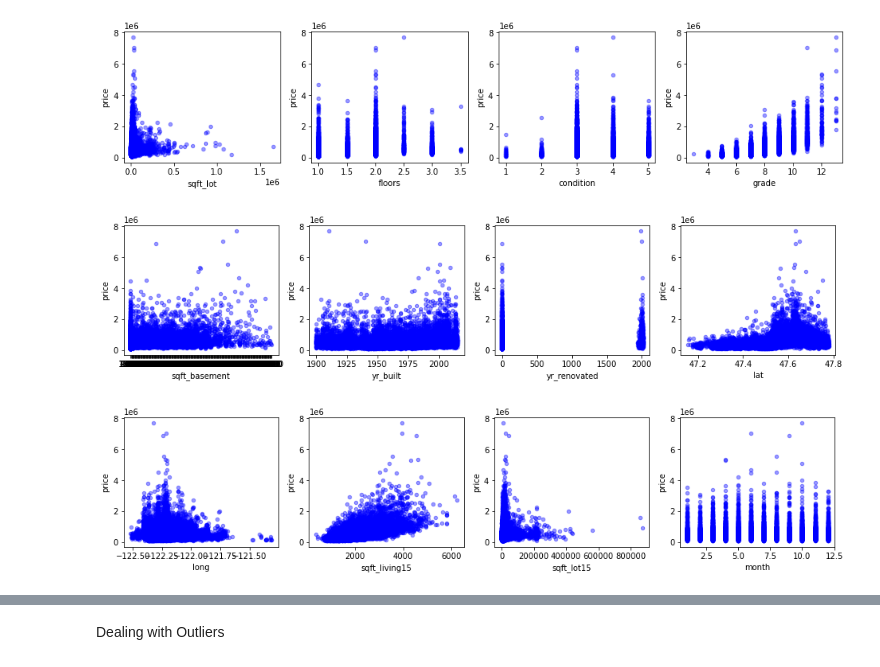
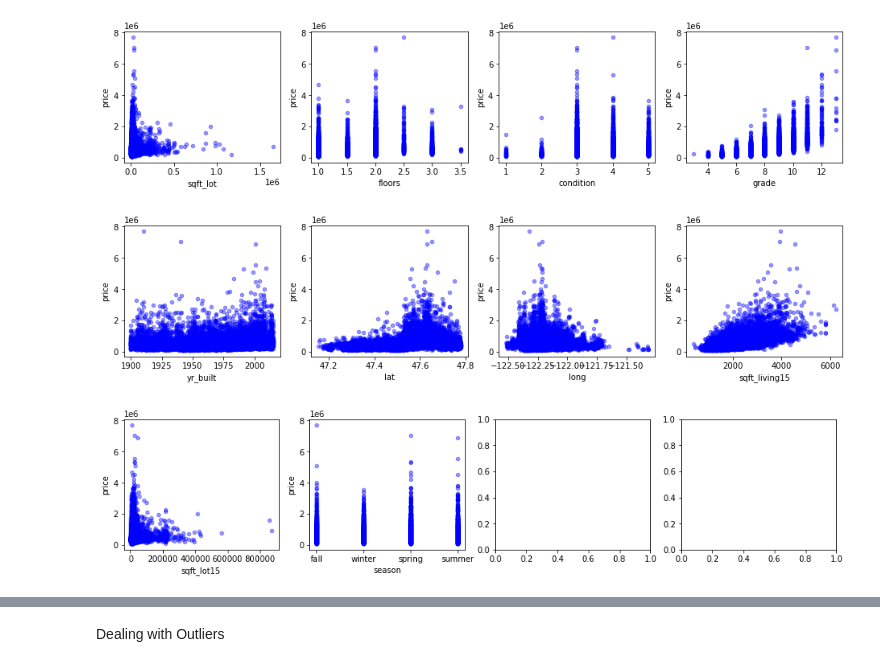
Before and after one commit to lblaka/real-estate-project, a Jupyter notebook: meaghan_working_notebook.ipynb, the cells around one changed output, grey strips where cells are left out. Drawn from its saved outputs; the diff is of its cells as text; code cells hidden in the pictures.

```diff
--- a/meaghan_working_notebook.ipynb
+++ b/meaghan_working_notebook.ipynb
@@ -53,0 +73,2 @@ data['yr_renovated'] = data["yr_renovated"].fillna(0)
+# %%
+data['bathrooms']=round(data['bathrooms']*2)/2
@@ -53,0 +119,2 @@ data['yr_renovated'] = data["yr_renovated"].fillna(0)
+# %%
+data['has_basement']= np.where(data['sqft_basement']!= 0, True, False)
@@ -53,0 +129,2 @@ data['yr_renovated'] = data["yr_renovated"].fillna(0)
+# %%
+data['is_renovated']= np.where(data['yr_renovated']!= 0, True, False)
@@ -54,2 +180,2 @@ data['yr_renovated'] = data["yr_renovated"].fillna(0)
 # %%
-data.drop(['waterfront','view', 'sqft_above', 'zipcode'], axis=1, inplace=True)
+data.drop(['waterfront','view', 'sqft_above', 'zipcode','month', 'yr_renovated','sqft_basement'], axis=1, inplace=True)
@@ -91,17 +206,14 @@ for xcol, ax in zip(['sqft_lot','floors', 'condition', 'grade'], axes):
 # %%
 fig, axes = plt.subplots(nrows=1, ncols=4, figsize=(16,3))
 
-for xcol, ax in zip(['sqft_basement', 'yr_built',
-       'yr_renovated', 'lat', 'long', 'sqft_living15', 'sqft_lot15', 'month',
-       'season'], axes):
+for xcol, ax in zip(['yr_built', 'lat', 'long', 'sqft_living15'], axes):
     data.plot(kind='scatter', x=xcol, y='price', ax=ax, alpha=0.4, color='b')
 # %% [output]
-[figure, old version]
+[figure, new version]
 # %%
 fig, axes = plt.subplots(nrows=1, ncols=4, figsize=(16,3))
 
-for xcol, ax in zip(['long', 'sqft_living15', 'sqft_lot15', 'month',
-       'season'], axes):
+for xcol, ax in zip(['sqft_lot15','season'], axes):
     data.plot(kind='scatter', x=xcol, y='price', ax=ax, alpha=0.4, color='b')
 # %% [output]
-[figure, old version]
+[figure, new version]
```
Also changed, not shown: parts of 77 cells of this notebook.
